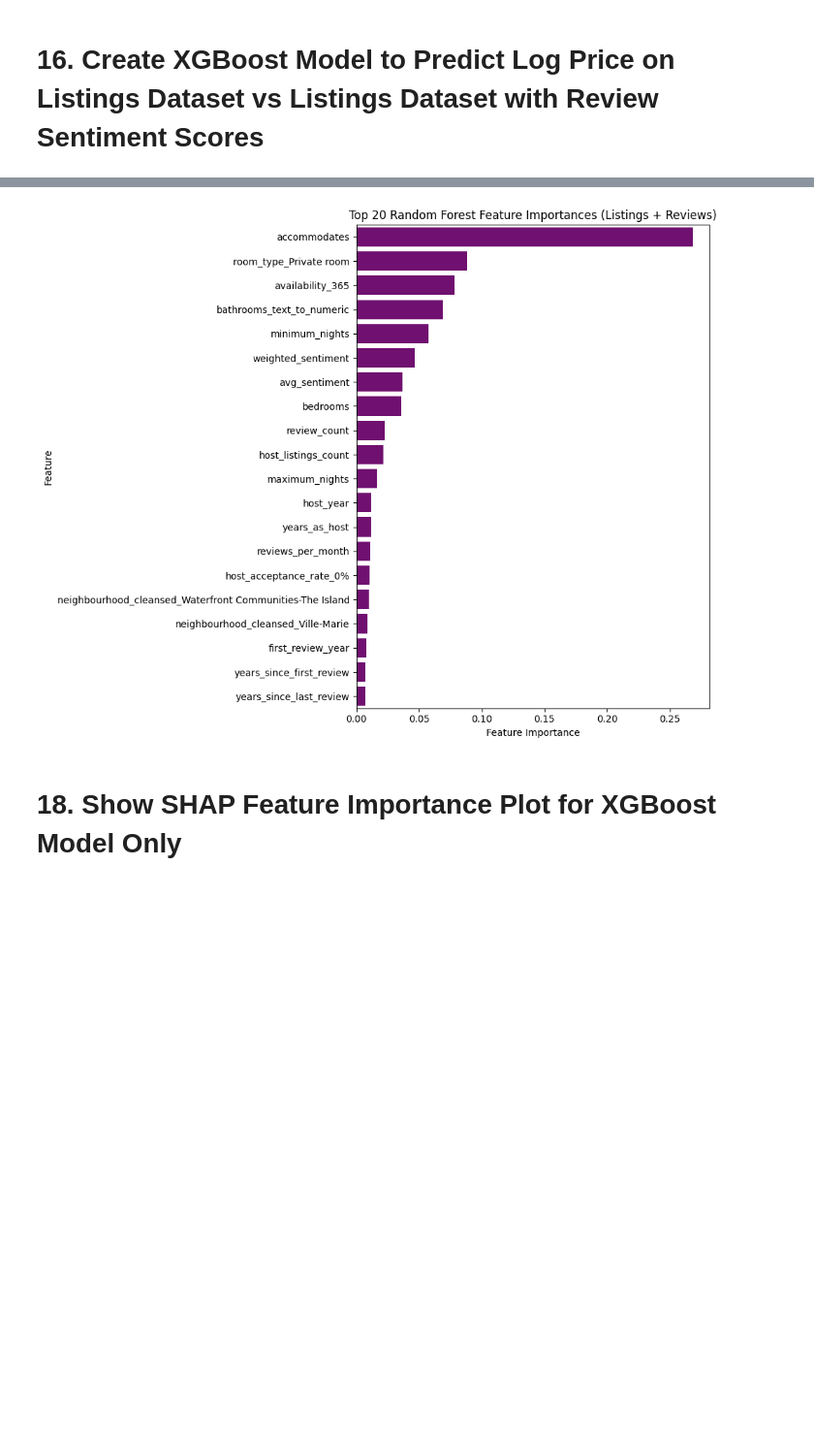
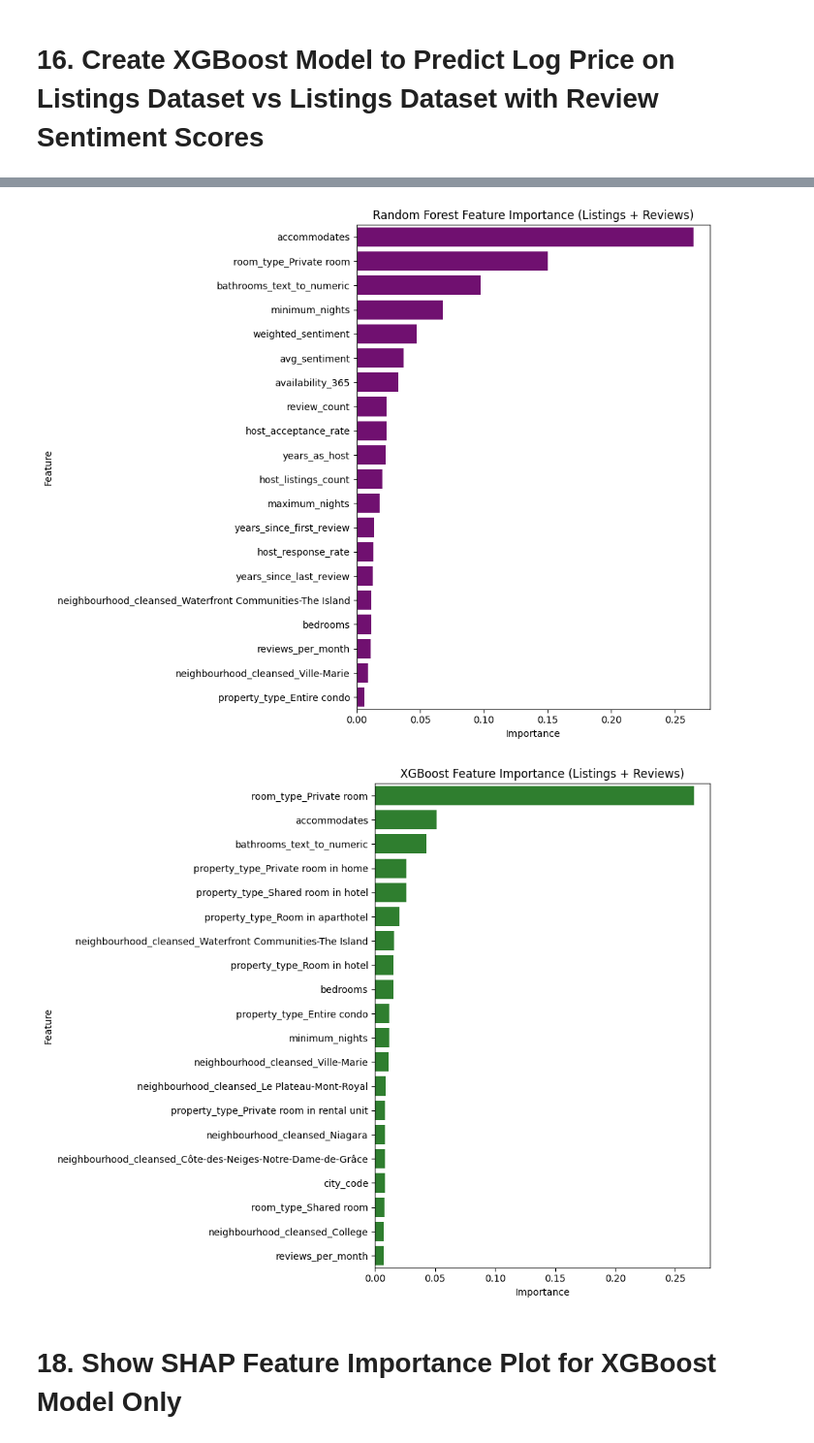
Before and after one commit to AgacheM/Analyzing-Toronto-Montreal-and-Ottawa-Airbnb-Datasets, a Jupyter notebook: CIND_820_Notebook_4_Modeling.ipynb, the cells around one changed output, grey strips where cells are left out. Shown at 97% size. Drawn from its saved outputs; the diff is of its cells as text; code cells hidden in the pictures; blank space fills up the shorter version.

```diff
--- a/CIND_820_Notebook_4_Modeling.ipynb
+++ b/CIND_820_Notebook_4_Modeling.ipynb
@@ -786,8 +1218,20 @@ Total Runtime: 140.38 sec
 # %%
 #XGBOOST
 #Listings model
-xgb_listings_metrics, xgb_listings_importance, xgb_listings_model, xgb_X_test_listings = (xgboost_model(df_listings))
+xgb_listings_metrics, xgb_listings_importance, xgb_listings_model, xgb_listings_test = (
+    xgboost_model(
+        X_train_listings,
+        X_test_listings,
+        y_train_listings,
+        y_test_listings,
+        dataset_name="Listings Only"))
 
-#Reviews Model
-xgb_reviews_metrics, xgb_reviews_importance, xgb_reviews_model, xgb_X_test_reviews = (xgboost_model(merged_with_reviews))
+#Reviews model
+xgb_reviews_metrics, xgb_reviews_importance, xgb_reviews_model, xgb_reviews_test = (
+    xgboost_model(
+        X_train_reviews,
+        X_test_reviews,
+        y_train_reviews,
+        y_test_reviews,
+        dataset_name="Listings + Reviews"))
 # %% [output]
@@ -839,21 +1305,46 @@ display(xgb_results_df.sort_values("R²", ascending=False))
 # %%
-#Random Forest Top 20 Features by Importance
-top_features = reviews_feature_importance.head(20)
+#Random Forest - Listings + Reviews
+
+top_rf = rf_reviews_importance.head(20).sort_values(
+    by="Importance",
+    ascending=False)
 
 plt.figure(figsize=(10, 8))
 
-sns.barplot(data=top_features,
+sns.barplot(
+    data=top_rf,
     x="Importance",
     y="Feature",
     color="purple")
 
-plt.title("Top 20 Random Forest Feature Importances (Listings + Reviews)")
-plt.xlabel("Feature Importance")
+plt.title("Random Forest Feature Importance (Listings + Reviews)")
+plt.xlabel("Importance")
 plt.ylabel("Feature")
 plt.tight_layout()
 plt.show()
+
+
+#XGBoost - Listings + Reviews
+top_xgb = xgb_reviews_importance.head(20).sort_values(
+    by="Importance",
+    ascending=False)
+
+plt.figure(figsize=(10, 8))
+
+sns.barplot(
+    data=top_xgb,
+    x="Importance",
+    y="Feature",
+   color="forestgreen")
+
+plt.title("XGBoost Feature Importance (Listings + Reviews)")
+plt.xlabel("Importance")
+plt.ylabel("Feature")
+plt.tight_layout()
+plt.show()
 # %% [output]
-[figure, old version]
+[figure, new version]
+[figure, added]
 # %% [markdown]
 # **18. Show SHAP Feature Importance Plot for XGBoost Model Only**
 # %%
```
Also changed, not shown: parts of 58 cells of this notebook.
